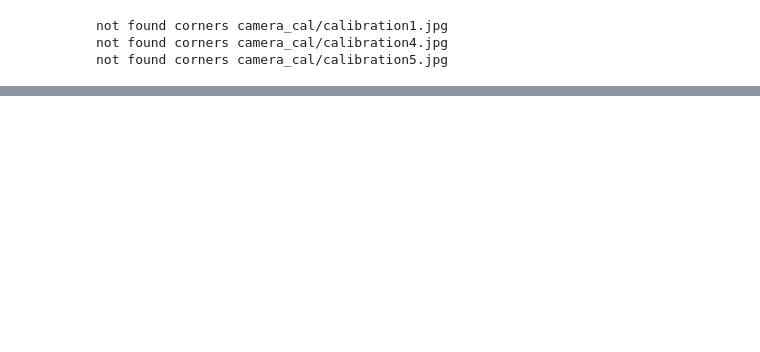
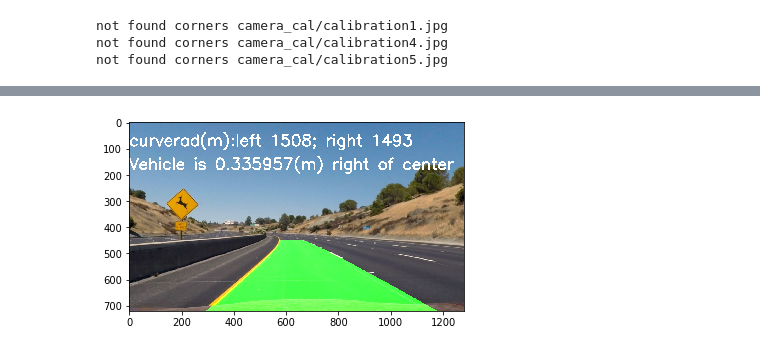
Before and after one commit to yingCMU/udacity-self-driving-project2, a Jupyter notebook: project2.ipynb, the cells around one changed output, grey strips where cells are left out. Drawn from its saved outputs; the diff is of its cells as text; code cells hidden in the pictures; blank space fills up the shorter version.

```diff
--- a/project2.ipynb
+++ b/project2.ipynb
@@ -246,17 +306,24 @@ def fit_polynomial(binary_warped):
 # %%
-def process_image(image, show = False):
-#     test_image = mpimg.imread('test_images/test5.jpg')
-    binary_warped, undistort_test_image, M, height, width = undistort_threshold_image(image)
-    out_img, points = fit_polynomial(binary_warped)
-
+def process_image(image, show = False, cnt =1):
+    binary_warped, undistort_test_image, M, height, width, mask_vertices_array = undistort_threshold_image(image)
+    out_img, left_fit,  right_fit, ploty = fit_polynomial(binary_warped)
     # map polyfit to original image
     inverted_binary_warped = cv2.warpPerspective(out_img, M, (width,height), flags=cv2.WARP_INVERSE_MAP)
-    # plt.imshow(undistort_test_image)
+    stacked_out_image = np.dstack(( undistort_test_image[:,:,0], np.maximum(undistort_test_image[:,:,1], inverted_binary_warped[:,:,1]),undistort_test_image[:,:,2]))
+    left_curverad, right_curverad = measure_curvature_pixels(left_fit,  right_fit, ploty)
 
-    stacked_out_image = np.dstack(( undistort_test_image[:,:,0], np.maximum(undistort_test_image[:,:,1], inverted_binary_warped[:,:,1]),undistort_test_image[:,:,2]))
+    curv_text = "curverad(m):left %d; right %d" % (left_curverad, right_curverad)
+    offset_text = measure_offset(height, left_fit, right_fit)
+    cv2.putText(stacked_out_image, curv_text, (0, int(height/8)), cv2.FONT_HERSHEY_SIMPLEX, 2.0, (255, 255, 255), thickness =5)
+    cv2.putText(stacked_out_image, offset_text, (0, int(height/4)), cv2.FONT_HERSHEY_SIMPLEX, 2.0, (255, 255, 255), thickness =5)
     if show:
         plt.imshow(stacked_out_image)
+        cv2.imwrite('output_images/camera_view_with_lanes.jpg', stacked_out_image)
     return stacked_out_image
+test_image = mpimg.imread('test_images/test2.jpg')
+final_out_image = process_image(test_image, True)
+# %% [output]
+[figure, added]
 # %%
 # Import everything needed to edit/save/watch video clips
 from moviepy.editor import VideoFileClip
```
Also changed, not shown: parts of 10 cells of this notebook, 10 other files.
